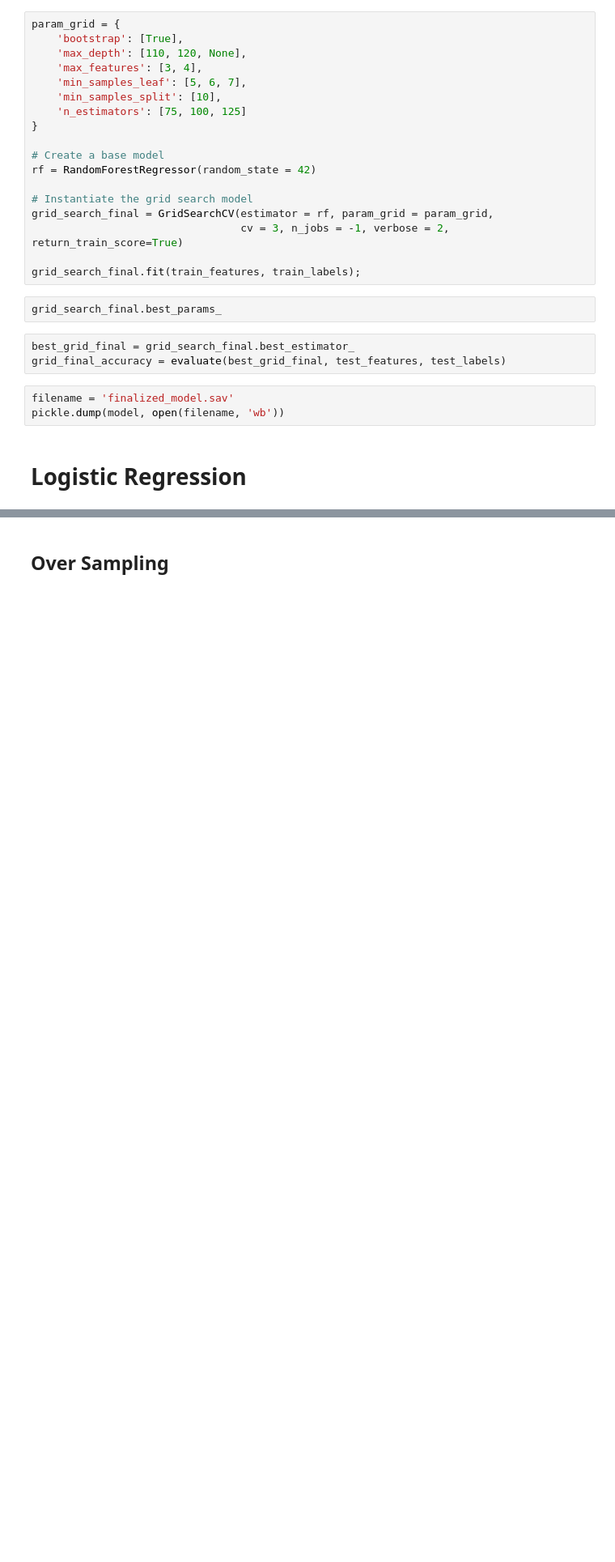
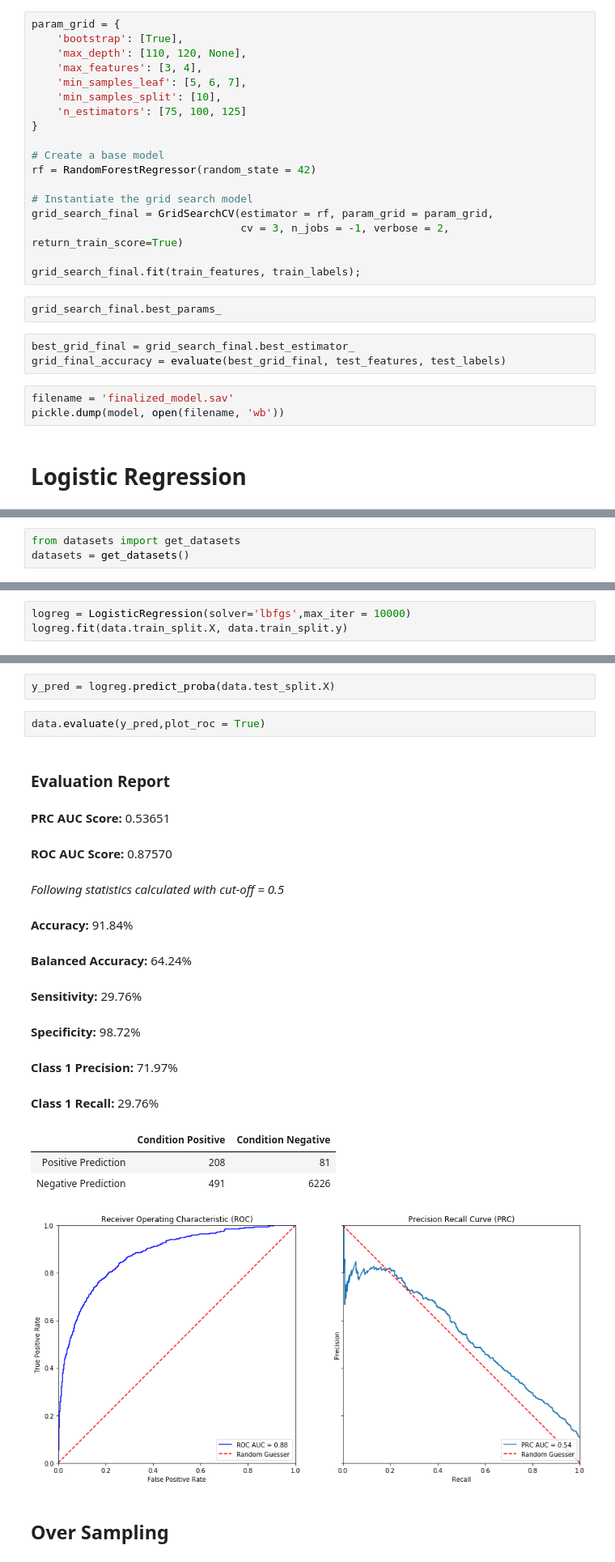
Before and after one commit to JakobGM/machine-learning-course, a Jupyter notebook: project/berild.ipynb, the cells around one changed output, grey strips where cells are left out. Shown at 81% size. Drawn from its saved outputs; the diff is of its cells as text; blank space fills up the shorter version.

Commit message:
add logistic regression text and refine code

```diff
--- a/project/berild.ipynb
+++ b/project/berild.ipynb
@@ -233,0 +218,3 @@ pickle.dump(model, open(filename, 'wb'))
+# %%
+from datasets import get_datasets
+datasets = get_datasets()
@@ -233,0 +224,3 @@ pickle.dump(model, open(filename, 'wb'))
+# %%
+logreg = LogisticRegression(solver='lbfgs',max_iter = 10000)
+logreg.fit(data.train_split.X, data.train_split.y)
@@ -234,3 +233,23 @@ pickle.dump(model, open(filename, 'wb'))
+# %%
+y_pred = logreg.predict_proba(data.test_split.X)
+# %%
+data.evaluate(y_pred,plot_roc = True)
+# %% [output]
+### Evaluation Report
+__PRC AUC Score:__ 0.53651
+__ROC AUC Score:__ 0.87570
+
+_Following statistics calculated with cut-off = 0.5_
+__Accuracy:__ 91.84%
+__Balanced Accuracy:__ 64.24%
+__Sensitivity:__ 29.76%
+__Specificity:__ 98.72%
+__Class 1 Precision:__ 71.97%
+__Class 1 Recall:__ 29.76%
+|  | Condition Positive | Condition Negative |
+| Positive Prediction | 208 | 81 |
+| Negative Prediction | 491 | 6226 |
+[figure, added]
 # %% [markdown]
 ## Over Sampling
 # %%
```
Also changed, not shown: parts of 42 cells of this notebook.
